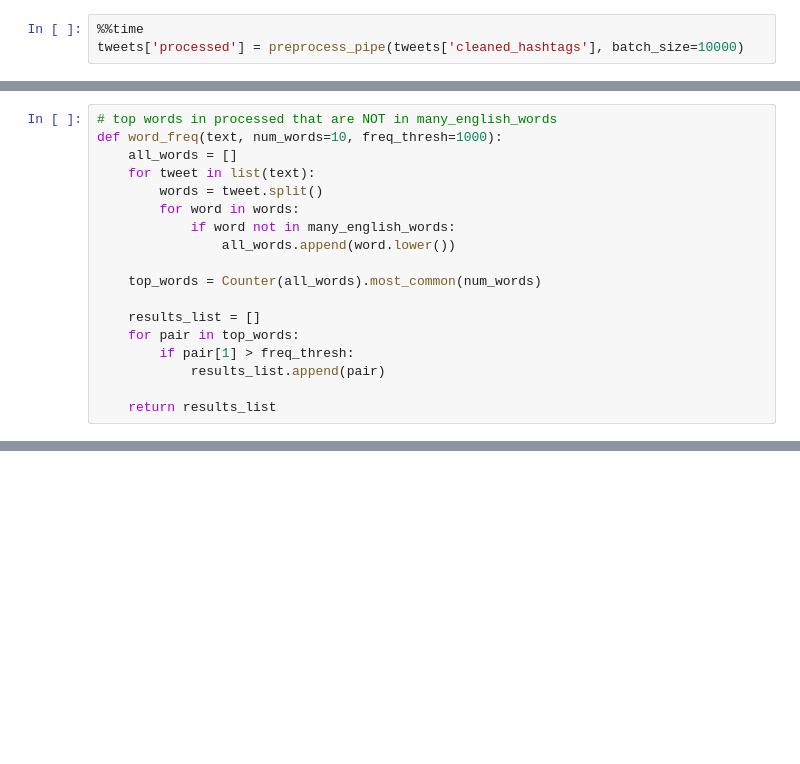
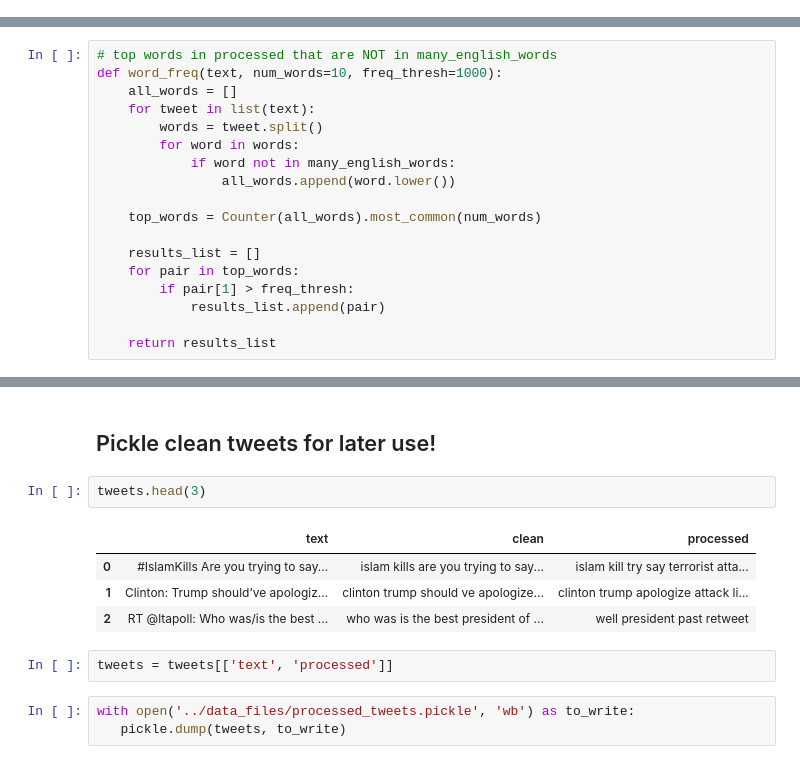
Before and after one commit to scrapfishies/russian-troll-tweets-nlp, a Jupyter notebook: modeling/tweet_preprocessing.ipynb, the cells around one changed output, grey strips where cells are left out. Saved outputs shown, nothing was run; the diff lists cells and outputs as text; blank space fills up the shorter version.

```diff
--- a/modeling/tweet_preprocessing.ipynb
+++ b/modeling/tweet_preprocessing.ipynb
@@ -257,3 +275,0 @@ tweets.head()
-# %%
-%%time
-tweets['processed'] = preprocess_pipe(tweets['cleaned_hashtags'], batch_size=10000)
@@ -318,0 +324,14 @@ word_freq(tweets['processed'], num_words=10, freq_thresh=500)
+# %% [markdown]
+## Pickle clean tweets for later use!
+# %%
+tweets.head(3)
+# %% [output]
+|  | text | clean | processed |
+| 0 | #IslamKills Are you trying to say... | islam kills are you trying to say... | islam kill try say terrorist atta... |
+| 1 | Clinton: Trump should’ve apologiz... | clinton trump should ve apologize... | clinton trump apologize attack li... |
+| 2 | RT @ltapoll: Who was/is the best ... | who was is the best president of ... | well president past retweet |
+# %%
+tweets = tweets[['text', 'processed']]
+# %%
+with open('../data_files/processed_tweets.pickle', 'wb') as to_write:
+   pickle.dump(tweets, to_write)
```
Also changed, not shown: parts of 22 cells of this notebook, 7 other files.
